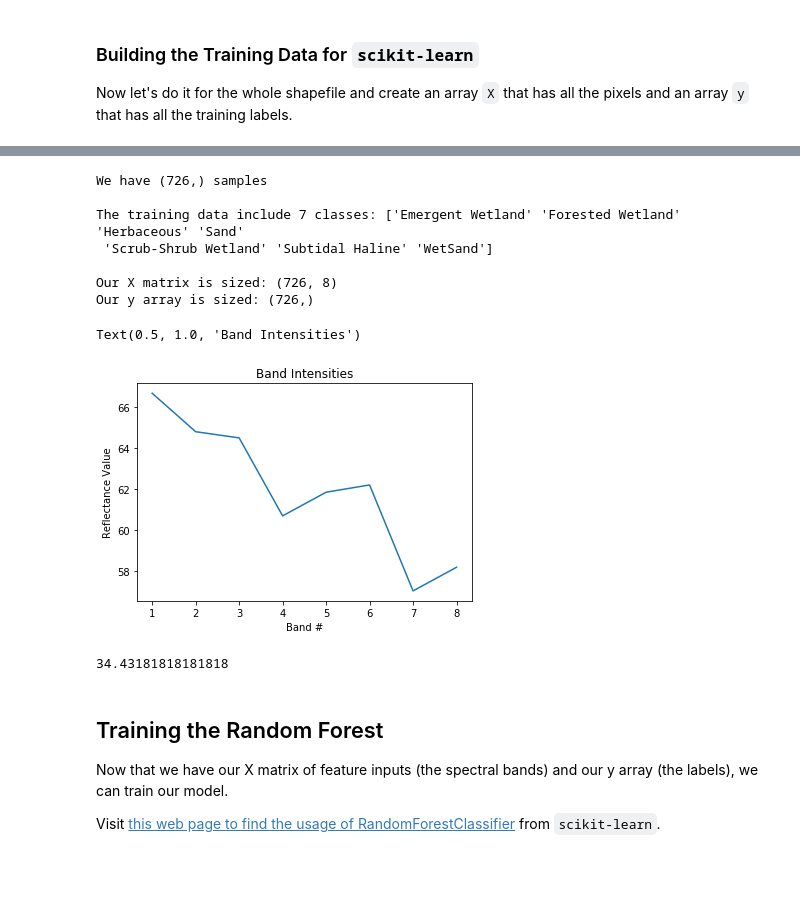
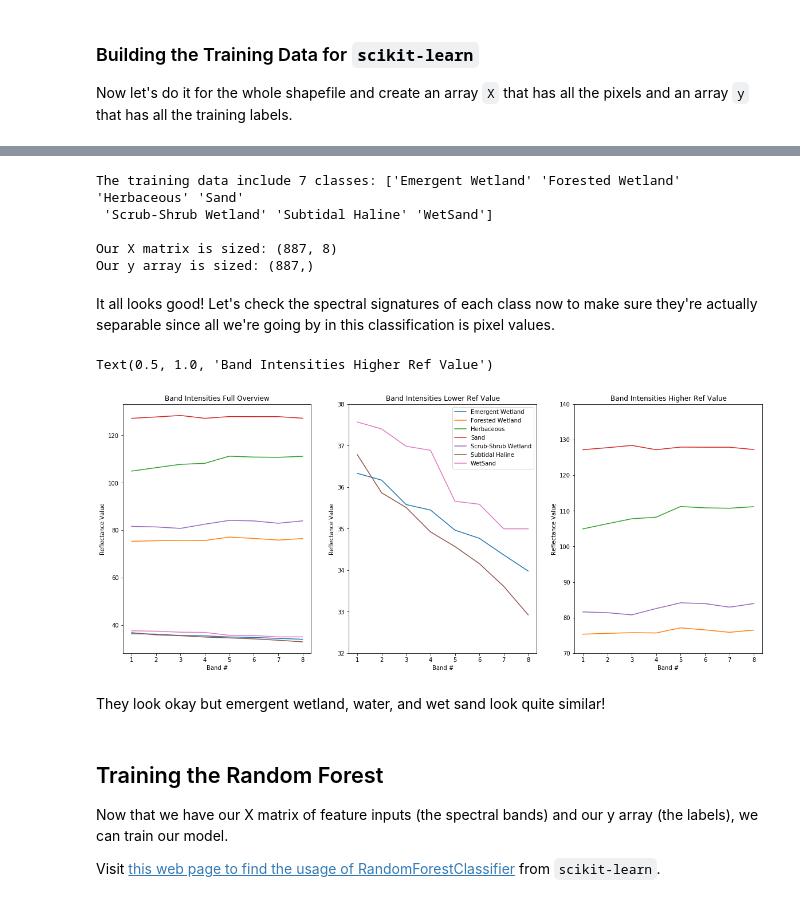
Before and after one commit to ceholden/open-geo-tutorial, a Jupyter notebook: Python/chapters/chapter_5_classification.ipynb, the cells around one changed output, grey strips where cells are left out. Saved outputs shown, nothing was run; the diff lists cells and outputs as text; code cells hidden in the pictures; blank space fills up the shorter version.

Commit message:
probably last major changed to the classification lab - looks like version 0.999 - just need to proofread everything

```diff
--- a/Python/chapters/chapter_5_classification.ipynb
+++ b/Python/chapters/chapter_5_classification.ipynb
@@ -253,7 +187,4 @@ Now that we have the image we want to classify (our X feature inputs), and the R
 # %%
-# Find how many training data samples (pixels)?
-print('We have {n} samples\n'.format(n=y.shape))
-
 # What are our classification labels?
 labels = np.unique(shapefile["Classname"])
 print('The training data include {n} classes: {classes}\n'.format(n=labels.size,
@@ -263,10 +194,8 @@ print('The training data include {n} classes: {classes}\n'.format(n=labels.size,
 print('Our X matrix is sized: {sz}'.format(sz=X.shape))
 print('Our y array is sized: {sz}'.format(sz=y.shape))
 # %% [output]
-We have (726,) samples
-
 The training data include 7 classes: ['Emergent Wetland' 'Forested Wetland' 'Herbaceous' 'Sand'
  'Scrub-Shrub Wetland' 'Subtidal Haline' 'WetSand']
 
-Our X matrix is sized: (726, 8)
-Our y array is sized: (726,)
+Our X matrix is sized: (887, 8)
+Our y array is sized: (887,)
@@ -275,27 +202,42 @@ X[:, y==]
-# %%
-# numbers 1-8
-band_count = np.arange(1,9)
-
-band_intensity = np.mean(X[y=='Herbaceous', :], axis=0)
-
-fig, ax = plt.subplots()
-# plot them as lines
-ax.plot(band_count, band_intensity)
-
-# Add some axis labels
-ax.set_xlabel('Band #')
-ax.set_ylabel('Reflectance Value')
-# Add a title
-ax.set_title('Band Intensities')
-# %% [output]
-Text(0.5, 1.0, 'Band Intensities')
-[figure, removed]
-# %%
-classes = np.unique(y)
-for class_type in classes:
-    np.mean(X[y==class_type, :])
-# %% [output]
-34.43181818181818
+# %% [markdown]
+It all looks good! Let's check the spectral signatures of each class now to make sure they're actually separable since all we're going by in this classification is pixel values.
+# %%
+import matplotlib.pyplot as plt
+
+fig, ax = plt.subplots(1,3, figsize=[20,8])
+
+# numbers 1-8
+band_count = np.arange(1,9)
+
+classes = np.unique(y)
+for class_type in classes:
+    band_intensity = np.mean(X[y==class_type, :], axis=0)
+    ax[0].plot(band_count, band_intensity, label=class_type)
+    ax[1].plot(band_count, band_intensity, label=class_type)
+    ax[2].plot(band_count, band_intensity, label=class_type)
+# plot them as lines
+
+# Add some axis labels
+ax[0].set_xlabel('Band #')
+ax[0].set_ylabel('Reflectance Value')
+ax[1].set_ylabel('Reflectance Value')
+ax[1].set_xlabel('Band #')
+ax[2].set_ylabel('Reflectance Value')
+ax[2].set_xlabel('Band #')
+#ax[0].set_ylim(32,38)
+ax[1].set_ylim(32,38)
+ax[2].set_ylim(70,140)
+#ax.set
+ax[1].legend(loc="upper right")
+# Add a title
+ax[0].set_title('Band Intensities Full Overview')
+ax[1].set_title('Band Intensities Lower Ref Value')
+ax[2].set_title('Band Intensities Higher Ref Value')
+# %% [output]
+Text(0.5, 1.0, 'Band Intensities Higher Ref Value')
+[figure, added]
+# %% [markdown]
+They look okay but emergent wetland, water, and wet sand look quite similar!
 # %% [markdown]
 ## Training the Random Forest
 Now that we have our X matrix of feature inputs (the spectral bands) and our y array (the labels), we can train our model.
```
Also changed, not shown: parts of 55 cells of this notebook, 1 other file.
